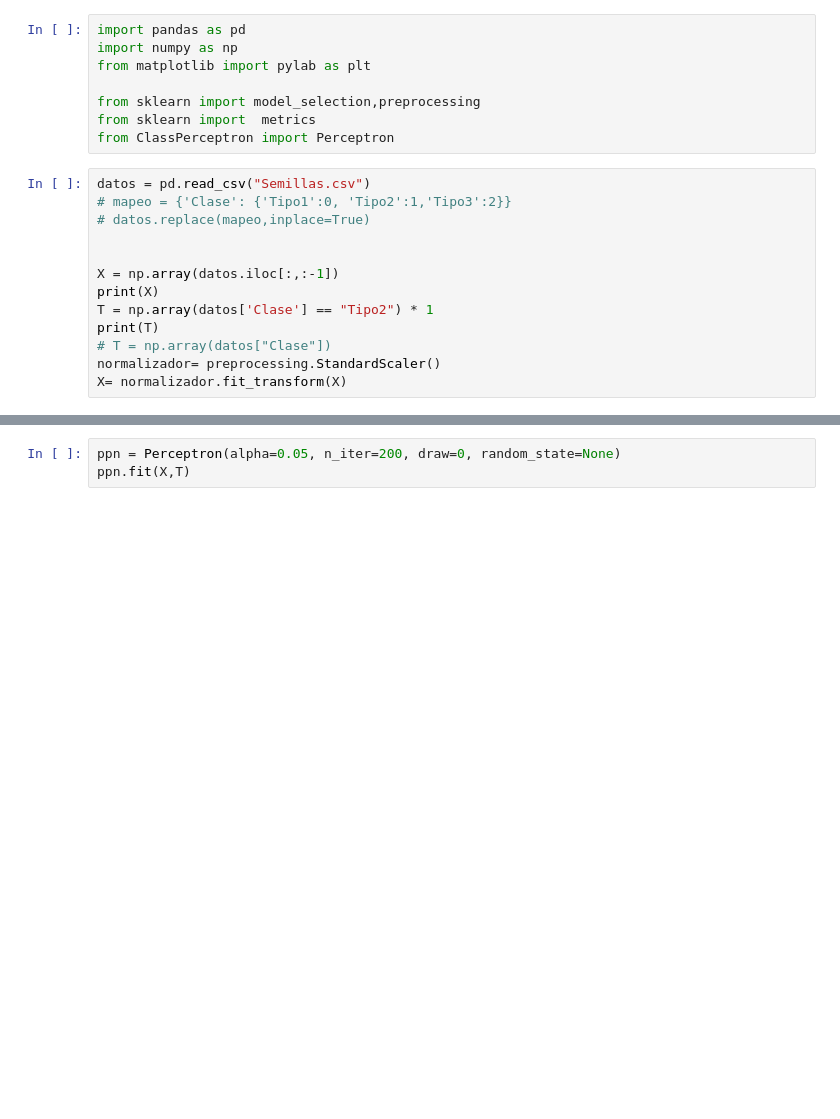
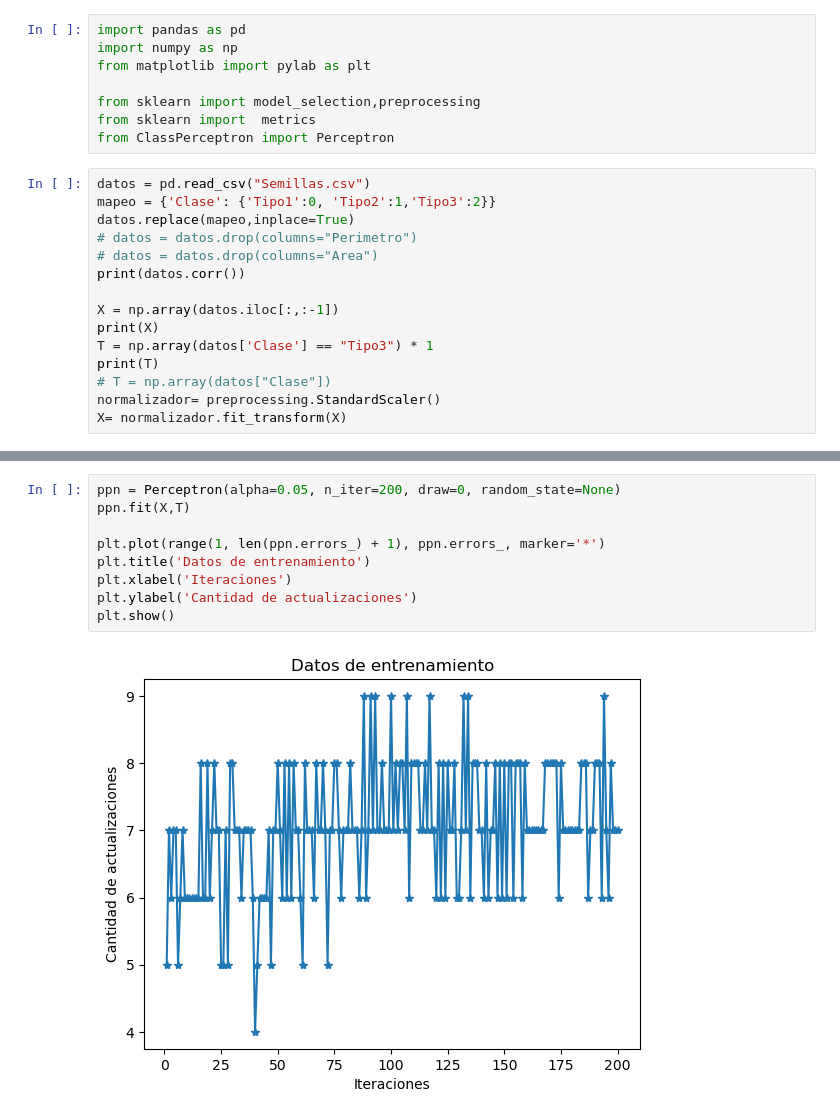
Before and after one commit to InfaFS/Aprendizaje-Automatico, a Jupyter notebook: Practica 2 Nueva/Ej5.ipynb, the cells around one changed output, grey strips where cells are left out. Drawn from its saved outputs; the diff is of its cells as text; blank space fills up the shorter version.

```diff
--- a/Practica 2 Nueva/Ej5.ipynb
+++ b/Practica 2 Nueva/Ej5.ipynb
@@ -8,13 +8,15 @@ from sklearn import  metrics
 from ClassPerceptron import Perceptron
 # %%
 datos = pd.read_csv("Semillas.csv")
-# mapeo = {'Clase': {'Tipo1':0, 'Tipo2':1,'Tipo3':2}}
-# datos.replace(mapeo,inplace=True)
-
+mapeo = {'Clase': {'Tipo1':0, 'Tipo2':1,'Tipo3':2}}
+datos.replace(mapeo,inplace=True)
+# datos = datos.drop(columns="Perimetro")
+# datos = datos.drop(columns="Area")
+print(datos.corr())
 
 X = np.array(datos.iloc[:,:-1])
 print(X)
-T = np.array(datos['Clase'] == "Tipo2") * 1
+T = np.array(datos['Clase'] == "Tipo3") * 1
 print(T)
 # T = np.array(datos["Clase"])
 normalizador= preprocessing.StandardScaler()
@@ -22,6 +42,14 @@ X= normalizador.fit_transform(X)
 # %%
 ppn = Perceptron(alpha=0.05, n_iter=200, draw=0, random_state=None)
 ppn.fit(X,T)
+
+plt.plot(range(1, len(ppn.errors_) + 1), ppn.errors_, marker='*')
+plt.title('Datos de entrenamiento')
+plt.xlabel('Iteraciones')
+plt.ylabel('Cantidad de actualizaciones')
+plt.show()
+# %% [output]
+[figure, added]
 # %%
 Y_pred = ppn.predict(X)
 aciertos = metrics.accuracy_score(Y_pred,T)
```
Also changed, not shown: parts of 2 cells of this notebook, 14 other files.
